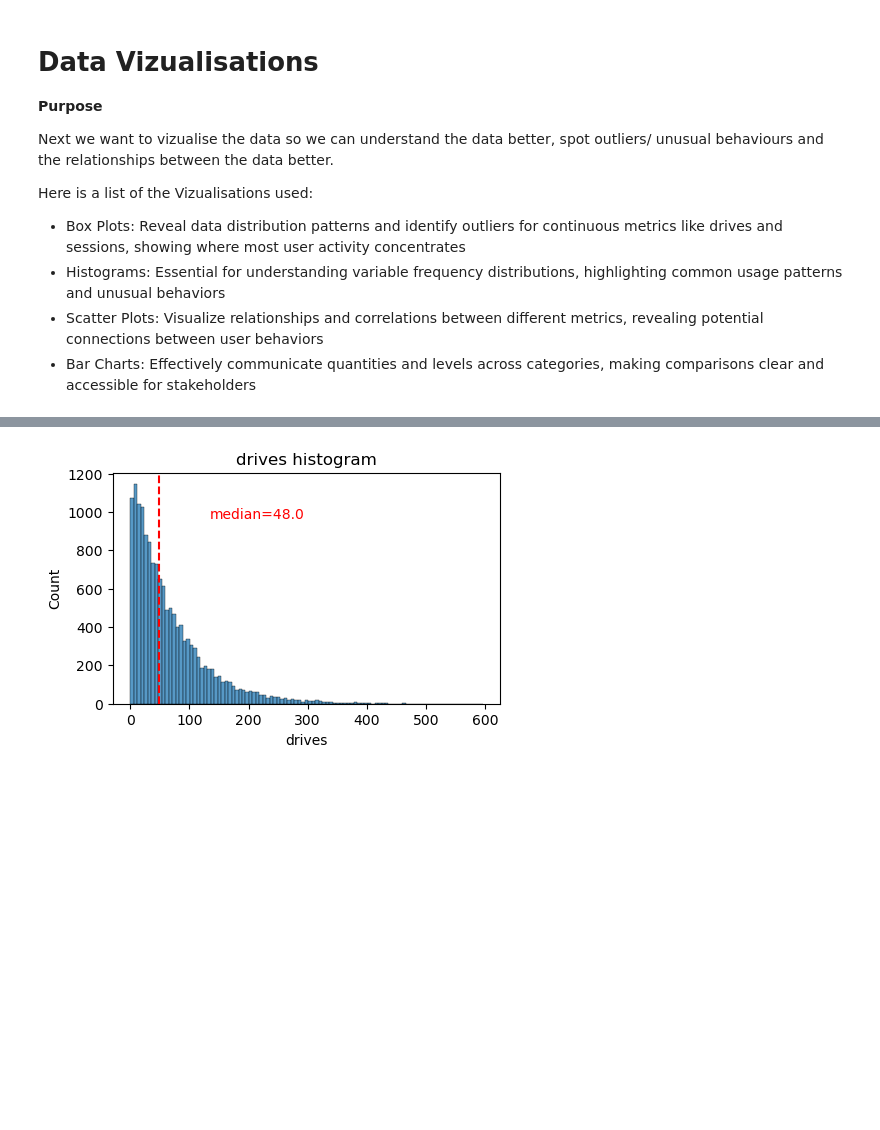
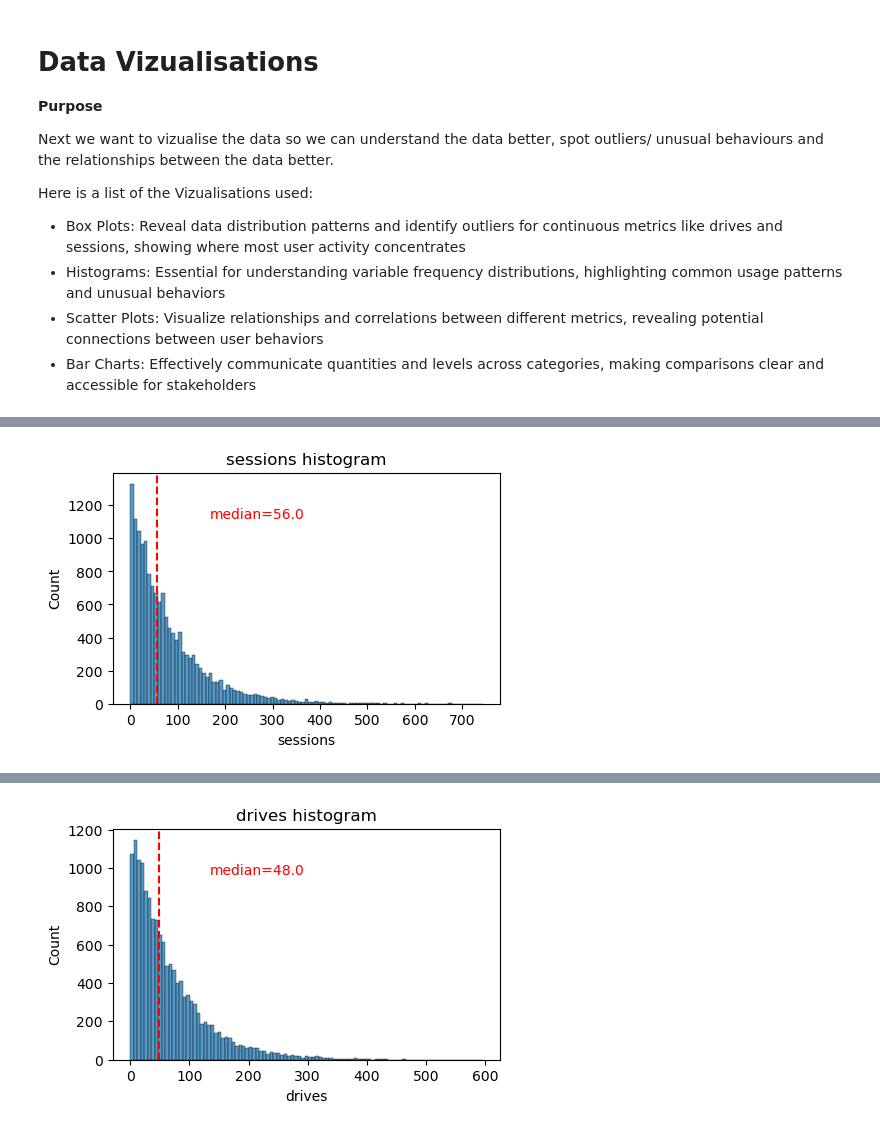
Before and after one commit to olidare/Data-Analytics---Waze, a Jupyter notebook: Waze - Exploratory Data Analysis.ipynb, the cells around one changed output, grey strips where cells are left out. Cells and saved outputs as stored; diff of their text form; code cells hidden in the pictures; blank space fills up the shorter version.

```diff
--- a/Waze - Exploratory Data Analysis.ipynb
+++ b/Waze - Exploratory Data Analysis.ipynb
@@ -333,0 +348,4 @@ build_boxplot((5,1), df, 'sessions', 1)
+# %%
+build_histogram('sessions')
+# %% [output]
+[figure, added]
```
Also changed, not shown: parts of 28 cells of this notebook.
